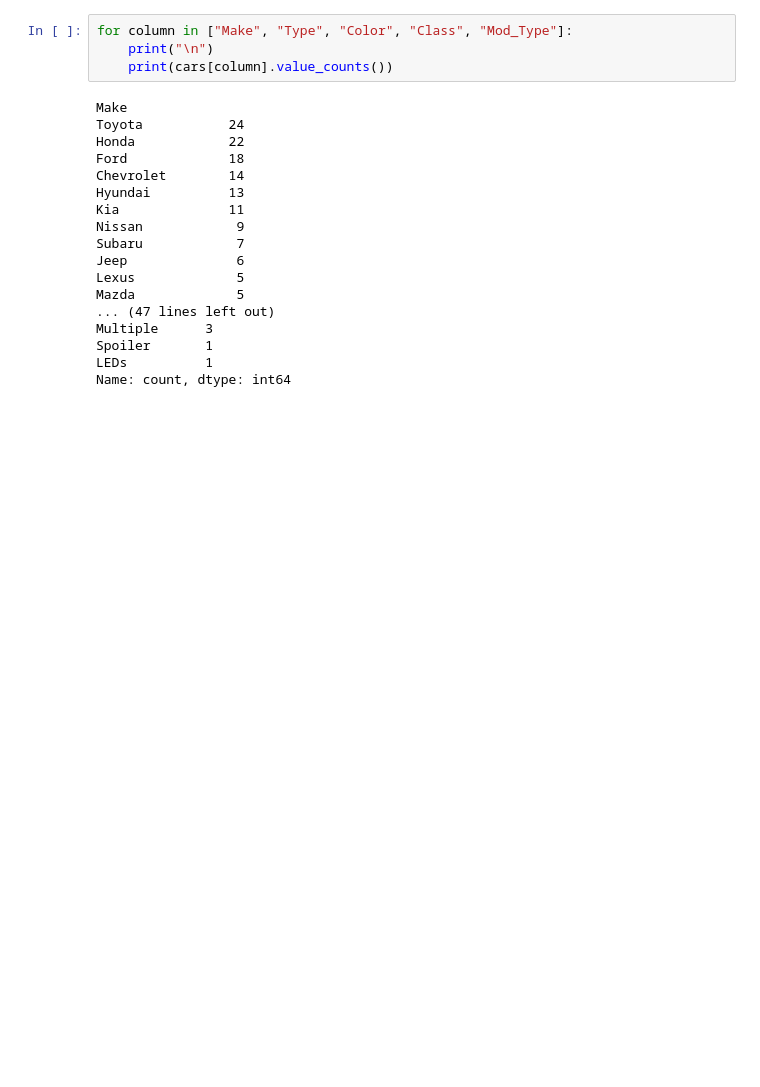
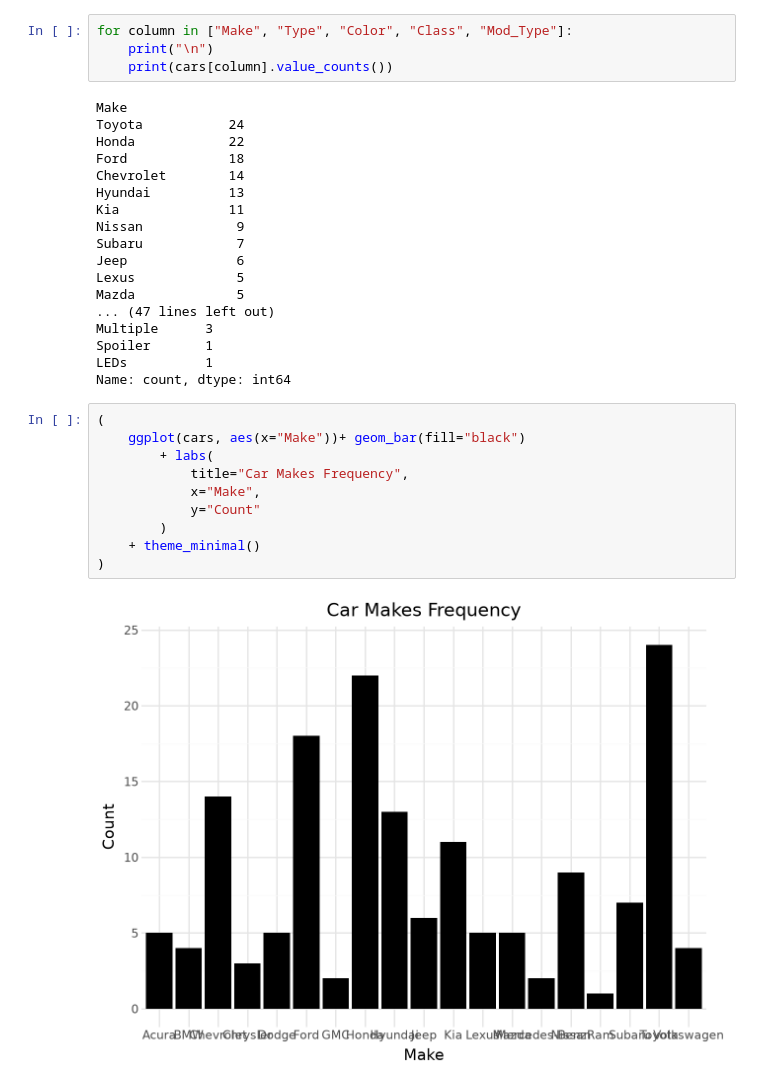
Before and after one commit to AuonNaqvi/CS-424-Assignment-2-AuonNaqvi, a Jupyter notebook: Task3EDA.ipynb, the cells around one changed output. Saved outputs shown, nothing was run; the diff lists cells and outputs as text; blank space fills up the shorter version.

```diff
--- a/Task3EDA.ipynb
+++ b/Task3EDA.ipynb
@@ -90,3 +90,15 @@ Multiple      3
 Spoiler       1
 LEDs          1
 Name: count, dtype: int64
+# %%
+(
+    ggplot(cars, aes(x="Make"))+ geom_bar(fill="black")
+        + labs(
+            title="Car Makes Frequency",
+            x="Make",
+            y="Count"
+        )
+    + theme_minimal()
+)
+# %% [output]
+[figure, added]
```
Also changed, not shown: parts of 20 cells of this notebook, 9 other files.
